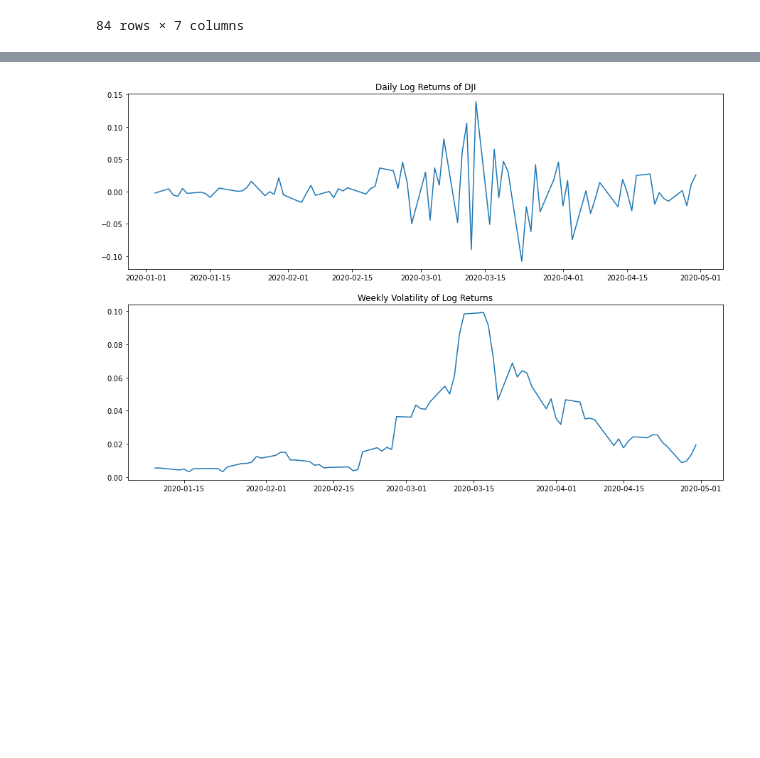
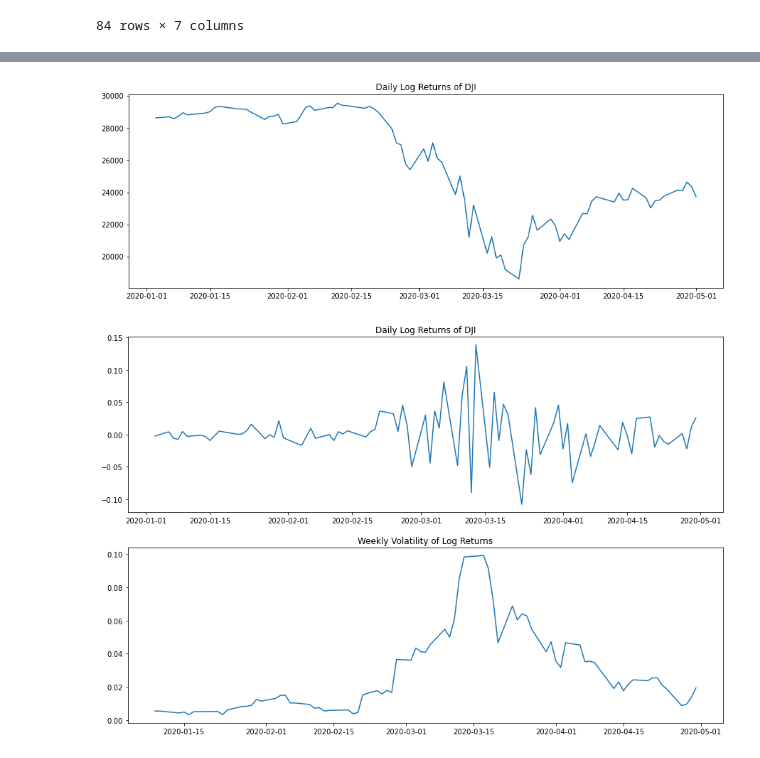
Before and after one commit to epfl-ada/ada-2020-project-milestone-p3-p3_adanas, a Jupyter notebook: creative_extension.ipynb, the cells around one changed output, grey strips where cells are left out. Saved outputs shown, nothing was run; the diff lists cells and outputs as text; code cells hidden in the pictures; blank space fills up the shorter version.

```diff
--- a/creative_extension.ipynb
+++ b/creative_extension.ipynb
@@ -78 +86,13 @@ weekly_volatility = daily_returns.rolling(5).std()
+# %%
+# The ticker we analyze for all the following parts : Dow Jones Industrial Average
+ticker = 'DJI'
+
+fig, ax = plt.subplots(1, figsize=(15,5))
+
+ax.set_title('Daily Log Returns of ' + ticker)
+ax.plot(stocks['Date'], stocks[ticker])
+
+plt.show()
+# %% [output]
+[figure, added]
 # %%
```
Also changed, not shown: parts of 32 cells of this notebook.
